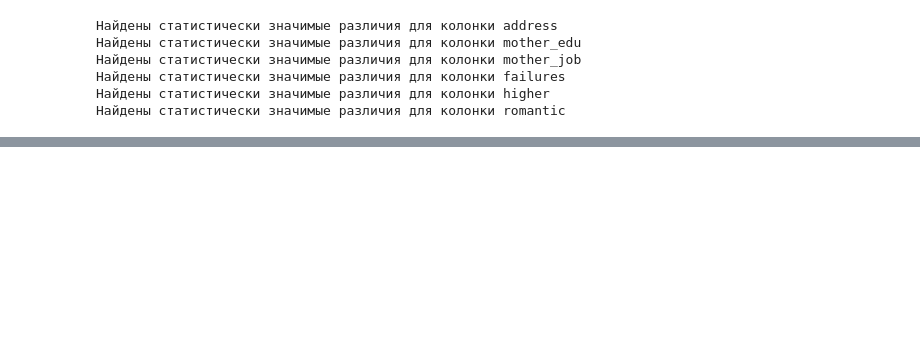
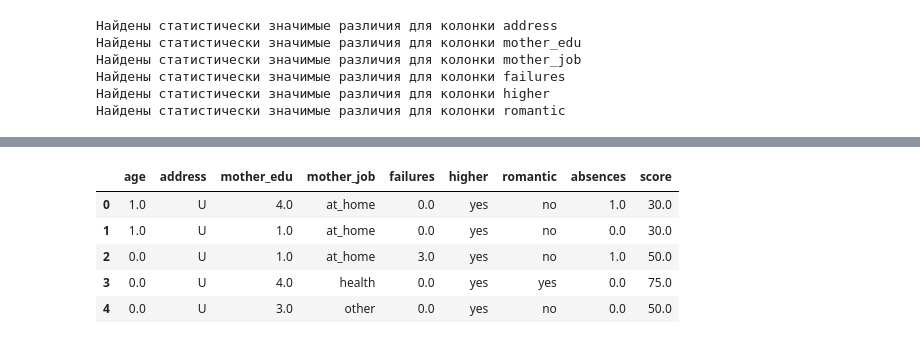
Before and after one commit to Demistus/rds, a Jupyter notebook: module_2/project_2-data_analysis.ipynb, the cells around one changed output, grey strips where cells are left out. Cells and saved outputs as stored; diff of their text form; code cells hidden in the pictures; blank space fills up the shorter version.

```diff
--- a/module_2/project_2-data_analysis.ipynb
+++ b/module_2/project_2-data_analysis.ipynb
@@ -432,0 +436,10 @@ SyntaxError: invalid syntax (<ipython-input-20-22378256efc4>, line 1)
+# %%
+math_for_model = math.loc[:, ['age', 'address', 'mother_edu', 'mother_job', 'failures', 'higher', 'romantic', 'absences','score']]
+math_for_model.head()
+# %% [output]
+|  | age | address | mother_edu | mother_job | failures | higher | romantic | absences | score |
+| 0 | 1.0 | U | 4.0 | at_home | 0.0 | yes | no | 1.0 | 30.0 |
+| 1 | 1.0 | U | 1.0 | at_home | 0.0 | yes | no | 0.0 | 30.0 |
+| 2 | 0.0 | U | 1.0 | at_home | 3.0 | yes | no | 1.0 | 50.0 |
+| 3 | 0.0 | U | 4.0 | health | 0.0 | yes | yes | 0.0 | 75.0 |
+| 4 | 0.0 | U | 3.0 | other | 0.0 | yes | no | 0.0 | 50.0 |
```
Also changed, not shown: parts of 9 cells of this notebook, 1 other file.
